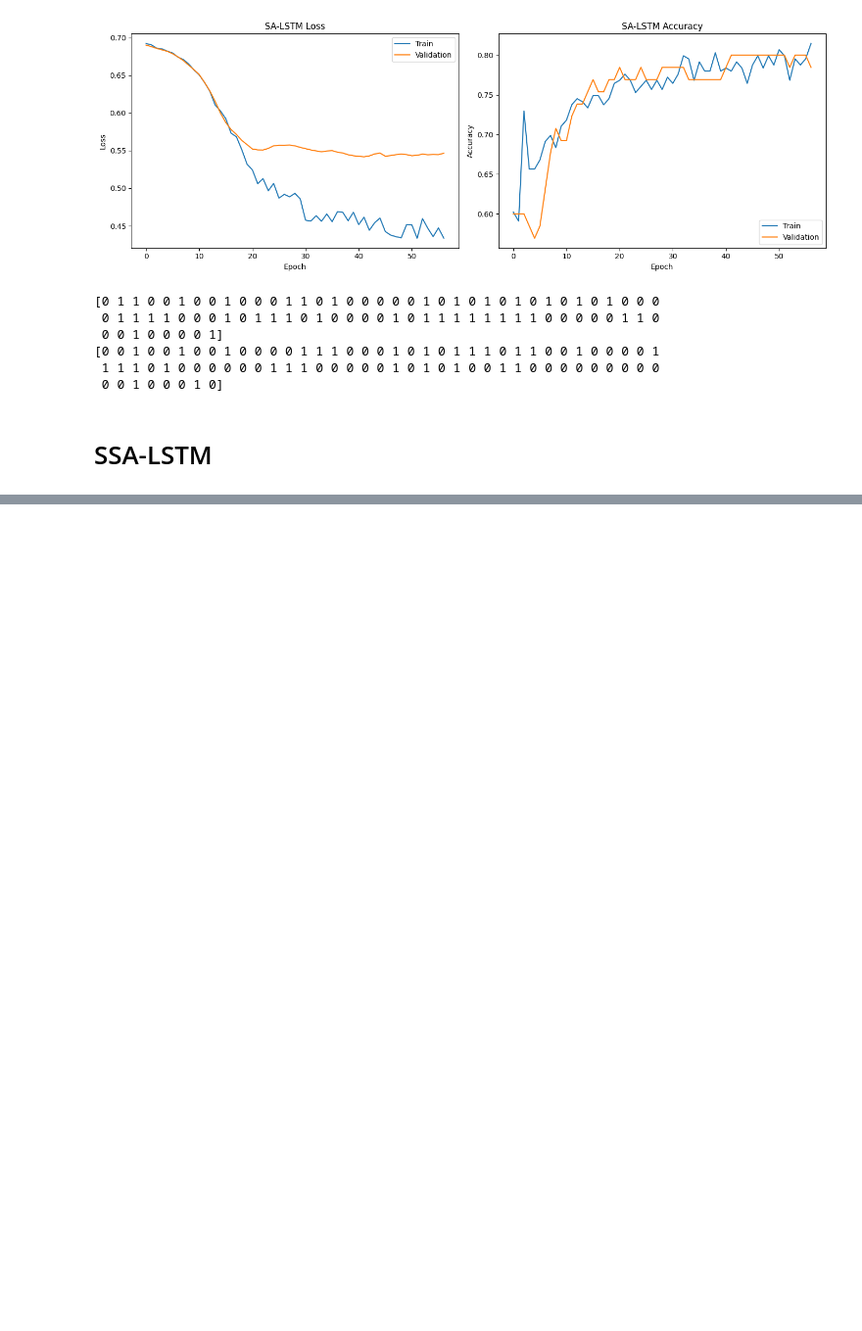
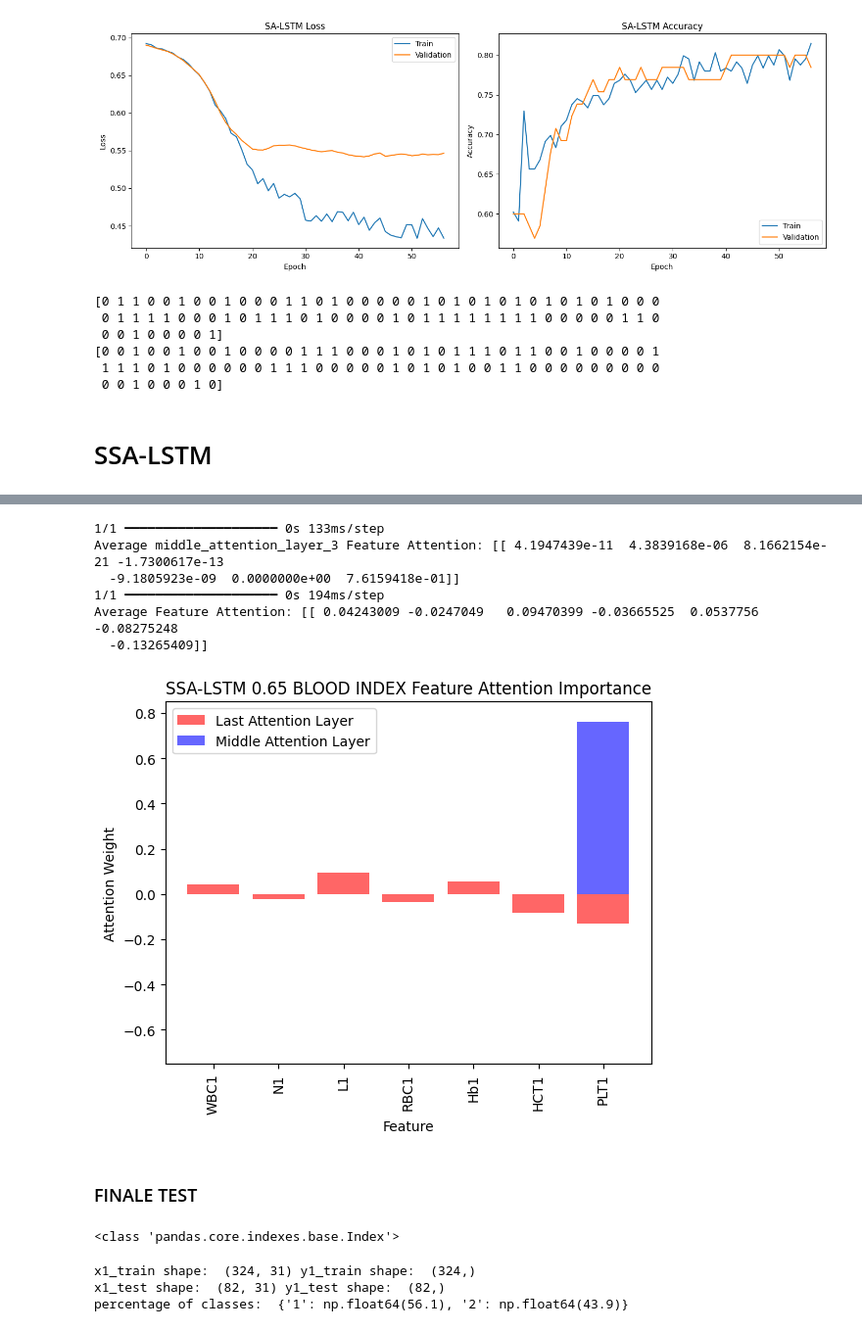
Before and after one commit to khnam-ng/SevereDengueFever, a Jupyter notebook: notebooks/LSTM.ipynb, the cells around one changed output, grey strips where cells are left out. Shown at 98% size. Drawn from its saved outputs; the diff is of its cells as text; code cells hidden in the pictures; blank space fills up the shorter version.

```diff
--- a/notebooks/LSTM.ipynb
+++ b/notebooks/LSTM.ipynb
@@ -929,0 +1356,78 @@ Average Feature Attention: [[ 0.09508305 -0.07880491  0.15386024  0.06694753 -0.
+# %%
+# Example input: (1 sample, 1 time steps, 24 features)
+# example_input = np.random.rand(150, 1, 7).astype(np.float32)
+example_input = x1_test[12].reshape(-1, 1, 7)
+middle_attention_layer_3 = Model(inputs=model.input,
+                        outputs=model.get_layer('middle_attention_layer_10').output)
+
+
+middle_attention_layer_3_output = middle_attention_layer_3.predict(example_input)
+
+middle_attention_layer_3_feature_attention = middle_attention_layer_3_output.mean(axis=1)  # (1, 24)
+print("Average middle_attention_layer_3 Feature Attention:", middle_attention_layer_3_feature_attention)
+
+# sorted_indices_middle_layer = np.argsort(middle_attention_layer_3_feature_attention)[::-1]  # Sort indices in descending order
+# sorted_names_middle_layer = x1_features.to_numpy()[sorted_indices_middle_layer]
+# sorted_scores_middle_layer = middle_attention_layer_3_feature_attention[0][sorted_indices_middle_layer]
+# print('asda',sorted_names_middle_layer)
+
+# ATTENTION LAYER 44
+attention_layer_44 = Model(inputs=model.input,
+                        outputs=model.get_layer('attention_layer_10').output)
+
+
+attention_layer_44_output = attention_layer_44.predict(example_input)
+# sorted_indices_last_layer = np.argsort(attention_layer_44_output)[::-1]  # Sort indices in descending order
+# sorted_names_last_layer = x1_features.to_numpy()[sorted_indices_last_layer]
+# sorted_scores_last_layer = attention_layer_44_output[0][sorted_indices_last_layer]
+
+print("Average Feature Attention:", attention_layer_44_output)
+
+
+plt.bar(range(7), attention_layer_44_output[0], color='red', alpha=0.6, label ='Last Attention Layer')
+plt.bar(range(7), middle_attention_layer_3_feature_attention[0], color='blue', alpha=0.6, label ='Middle Attention Layer')
+plt.xticks(range(7), [x1_features[i] for i in range(7)], rotation=90)
+plt.title("SSA-LSTM 0.65 BLOOD INDEX Feature Attention Importance")
+plt.ylabel("Attention Weight")
+plt.xlabel("Feature")
+plt.legend()
+plt.ylim(-0.75, 0.85)
+
+plt.show()
+# %% [output]
+1/1 ━━━━━━━━━━━━━━━━━━━━ 0s 133ms/step
+Average middle_attention_layer_3 Feature Attention: [[ 4.1947439e-11  4.3839168e-06  8.1662154e-21 -1.7300617e-13
+  -9.1805923e-09  0.0000000e+00  7.6159418e-01]]
+1/1 ━━━━━━━━━━━━━━━━━━━━ 0s 194ms/step
+Average Feature Attention: [[ 0.04243009 -0.0247049   0.09470399 -0.03665525  0.0537756  -0.08275248
+  -0.13265409]]
+[figure, added]
+# %% [markdown]
+### FINALE TEST
+# %%
+print(type(x1_features))
+# %% [output]
+<class 'pandas.core.indexes.base.Index'>
+# %%
+df_set = df.loc[:, 'Gende':'Oliguria'].copy().fillna(0)
+
+x1_features = df_set.columns.to_list() + x1_features.to_list()
+
+df_set = df_set.to_numpy()
+
+# print(df_set.shape)
+df_set = np.hstack((df_set, bl_arr))
+# print(df_set.shape)
+
+x1_train, x1_test, y1_train, y1_test = train_test_split(df_set, df['Diagnosis'], \
+                                                    test_size=0.2, random_state=17, stratify=df['Diagnosis'])
+
+
+print('x1_train shape: ', x1_train.shape, 'y1_train shape: ',  y1_train.shape)
+print('x1_test shape: ', x1_test.shape, 'y1_test shape: ',  y1_test.shape)
+uniques, counts = np.unique(y1_test, return_counts=True)
+print('percentage of classes: ',dict(zip(uniques, np.round(counts * 100 / len(y1_test), 2))))
+# %% [output]
+x1_train shape:  (324, 31) y1_train shape:  (324,)
+x1_test shape:  (82, 31) y1_test shape:  (82,)
+percentage of classes:  {'1': np.float64(56.1), '2': np.float64(43.9)}
```
Also changed, not shown: parts of 32 cells of this notebook, 1 other file.
